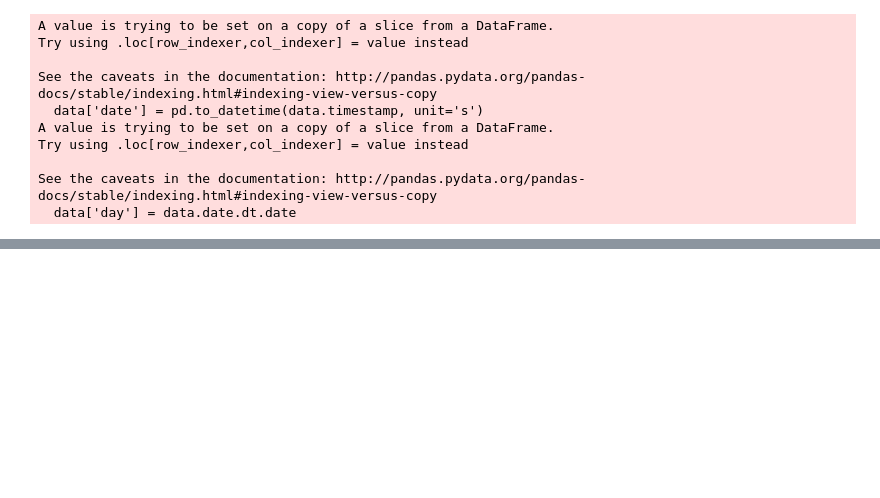
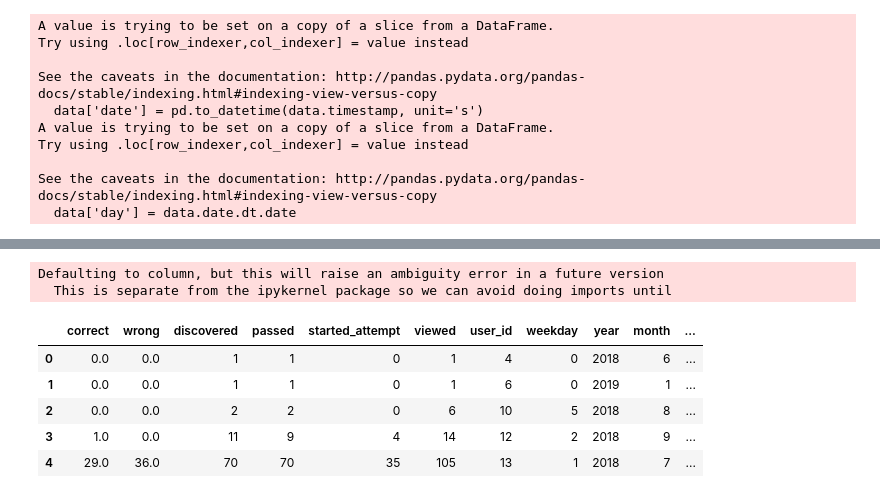
Before and after one commit to mudcrab88/ods_course, a Jupyter notebook: contest_baseline.ipynb, the cells around one changed output, grey strips where cells are left out. Drawn from its saved outputs; the diff is of its cells as text; code cells hidden in the pictures; blank space fills up the shorter version.

```diff
--- a/contest_baseline.ipynb
+++ b/contest_baseline.ipynb
@@ -90,0 +183,23 @@ mean score 0.9221091742418667
+# %%
+user_min_time_pred = events_pred.groupby('user_id', as_index=False).agg({'timestamp':'min'})
+X_pred['user_id'] = X_pred.index
+X_pred = X_pred.merge(user_min_time_pred[['user_id','timestamp']], how='outer')
+X_pred['date'] = pd.to_datetime(X_pred['timestamp'], unit = 's')
+X_pred['day'] = X_pred['date'].dt.date
+X_pred['weekday'] = X_pred['date'].dt.dayofweek
+X_pred = X_pred.drop('timestamp', axis=1)
+X_pred['year'] = X_pred['date'].dt.year
+X_pred['month'] = X_pred['date'].dt.month
+X_pred['hour'] = X_pred['date'].dt.hour
+X_pred = X_pred.drop('day', axis=1)
+X_pred = X_pred.drop('date', axis=1)
+X_pred.head()
+# %% [output]
+Defaulting to column, but this will raise an ambiguity error in a future version
+  This is separate from the ipykernel package so we can avoid doing imports until
+|  | correct | wrong | discovered | passed | started_attempt | viewed | user_id | weekday | year | month | ... |
+| 0 | 0.0 | 0.0 | 1 | 1 | 0 | 1 | 4 | 0 | 2018 | 6 | ... |
+| 1 | 0.0 | 0.0 | 1 | 1 | 0 | 1 | 6 | 0 | 2019 | 1 | ... |
+| 2 | 0.0 | 0.0 | 2 | 2 | 0 | 6 | 10 | 5 | 2018 | 8 | ... |
+| 3 | 1.0 | 0.0 | 11 | 9 | 4 | 14 | 12 | 2 | 2018 | 9 | ... |
+| 4 | 29.0 | 36.0 | 70 | 70 | 35 | 105 | 13 | 1 | 2018 | 7 | ... |
```
Also changed, not shown: parts of 36 cells of this notebook, 1 other file.
